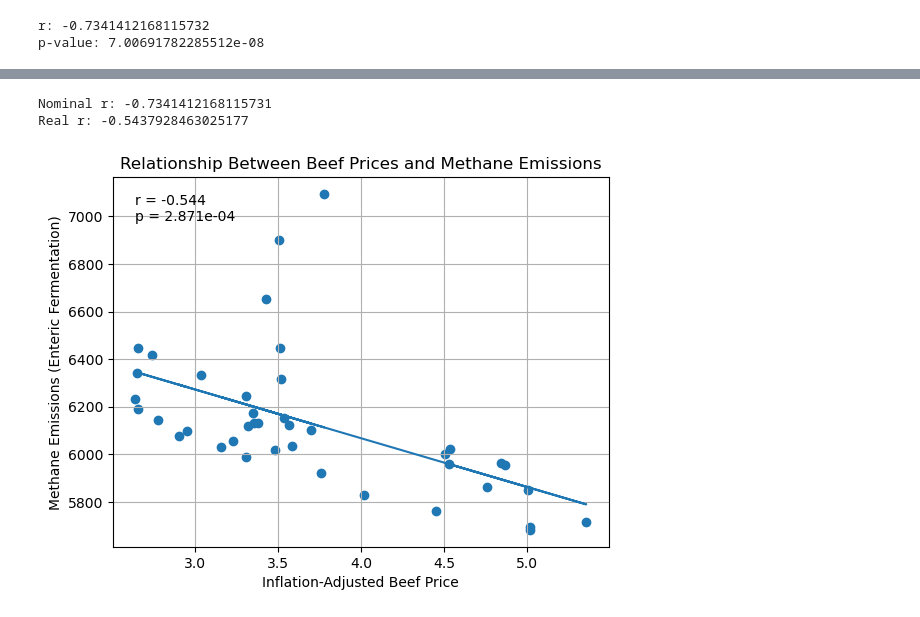
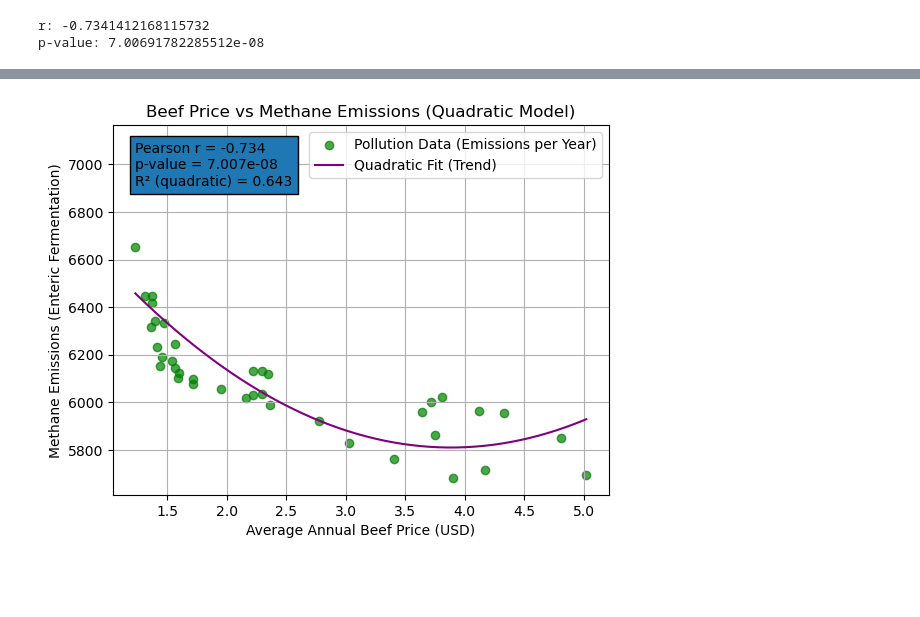
Before and after one commit to JackSmoot/DS256, a Jupyter notebook: DS256_Code/BeefVSPollution.ipynb, the cells around one changed output, grey strips where cells are left out. Cells and saved outputs as stored; diff of their text form; code cells hidden in the pictures; blank space fills up the shorter version.

```diff
--- a/DS256_Code/BeefVSPollution.ipynb
+++ b/DS256_Code/BeefVSPollution.ipynb
@@ -132,11 +102,0 @@ cpi.head()
-# %%
-cpi = cpi.rename(columns={'Annual': 'CPI'})
-cpi = cpi[['Year', 'CPI']]
-
-cpi.head()
-merged = pd.merge(merged, cpi, on='Year', how='inner')
-
-merged[['Year', 'BeefPrice', 'CPI']].head()
-base_cpi = merged['CPI'].iloc[-1]
-
-merged['RealBeefPrice'] = merged['BeefPrice'] * (base_cpi / merged['CPI'])
@@ -155,49 +103,46 @@ plt.show()
-# %%
-r_nominal = merged['BeefPrice'].corr(merged['Emissions'])
-
-r_real = merged['RealBeefPrice'].corr(merged['Emissions'])
-
-print("Nominal r:", r_nominal)
-print("Real r:", r_real)
-# %% [output]
-Nominal r: -0.7341412168115731
-Real r: -0.5437928463025177
 # %%
-# Data
-x = merged['RealBeefPrice']
+#final fancy merged
+x = merged['BeefPrice']
 y = merged['Emissions']
 
-# Correlation + p-value
 r, p = pearsonr(x, y)
 
-# Line of best fit
-m, b = np.polyfit(x, y, 1)
+coeffs = np.polyfit(x, y, 2)
+poly = np.poly1d(coeffs)
 
-# Create plot
+x_smooth = np.linspace(x.min(), x.max(), 300)
+y_smooth = poly(x_smooth)
+
+y_pred = poly(x)
+ss_res = np.sum((y - y_pred) ** 2)
+ss_tot = np.sum((y - np.mean(y)) ** 2)
+r2 = 1 - (ss_res / ss_tot)
+
 plt.figure()
 
-# Scatter
-plt.scatter(x, y)
+plt.scatter(x, y, color='green', alpha=0.7,
+            label='Pollution Data (Emissions per Year)')
 
-# Best fit line
-plt.plot(x, m*x + b)
+plt.plot(x_smooth, y_smooth, color='purple',
+         label='Quadratic Fit (Trend)')
 
-# Labels and title
-plt.xlabel('Inflation-Adjusted Beef Price')
+plt.xlabel('Average Annual Beef Price (USD)')
 plt.ylabel('Methane Emissions (Enteric Fermentation)')
-plt.title('Relationship Between Beef Prices and Methane Emissions')
+plt.title('Beef Price vs Methane Emissions (Quadratic Model)')
 
-# Annotation box (this is key)
+plt.legend()
+
 plt.text(
     x.min(),
     y.max(),
-    f'r = {r:.3f}\np = {p:.3e}',
-    verticalalignment='top'
+    f'Pearson r = {r:.3f}\np-value = {p:.3e}\nR² (quadratic) = {r2:.3f}',
+    verticalalignment='top',
+    bbox=dict()
 )
 
-# Grid for readability
+# Grid
 plt.grid()
 
 plt.show()
 # %% [output]
-[figure, old version]
+[figure, new version]
```
Also changed, not shown: parts of 11 cells of this notebook.
